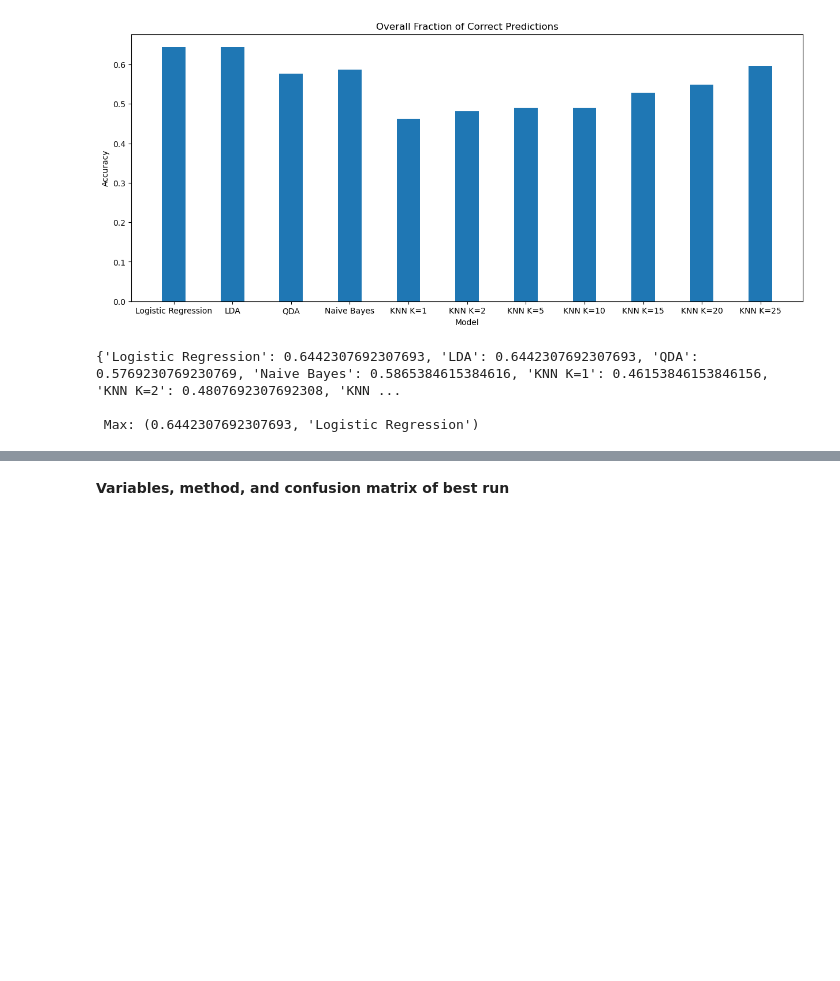
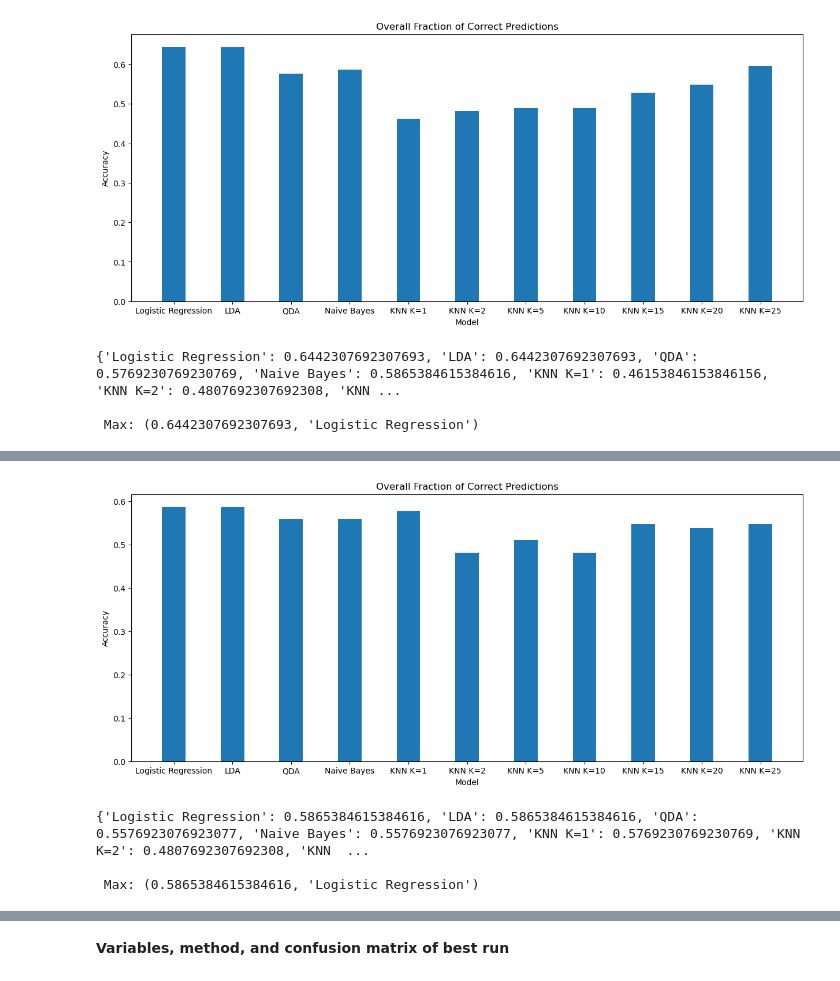
Before and after one commit to carmancater/an-introduction-to-statistical-learning-with-applications-in-python, a Jupyter notebook: Chapter 04 - Classification/Ch 4 Ex 13.ipynb, the cells around one changed output, grey strips where cells are left out. Drawn from its saved outputs; the diff is of its cells as text; code cells hidden in the pictures; blank space fills up the shorter version.

```diff
--- a/Chapter 04 - Classification/Ch 4 Ex 13.ipynb
+++ b/Chapter 04 - Classification/Ch 4 Ex 13.ipynb
@@ -441,0 +482,10 @@ compareModels(['Lag2', ('Lag1', 'Lag3', 'Lag4', 'Volume')], Weekly, train)
+# %%
+model = MS(['Lag2', ('Lag1', 'Lag3', 'Lag4')]).fit(Weekly)
+X = model.transform(Weekly)
+X['Lag2'] = X['Lag2']**2
+compareModels(X, Weekly, train)
+# %% [output]
+[figure, added]
+{'Logistic Regression': 0.5865384615384616, 'LDA': 0.5865384615384616, 'QDA': 0.5576923076923077, 'Naive Bayes': 0.5576923076923077, 'KNN K=1': 0.5769230769230769, 'KNN K=2': 0.4807692307692308, 'KNN  ...
+
+ Max: (0.5865384615384616, 'Logistic Regression')
```
Also changed, not shown: parts of 19 cells of this notebook.
